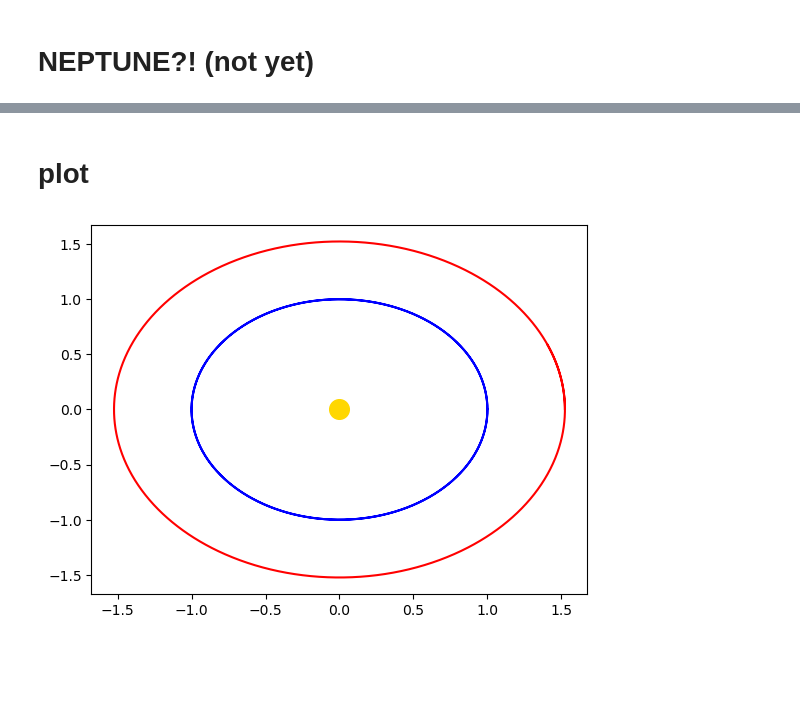
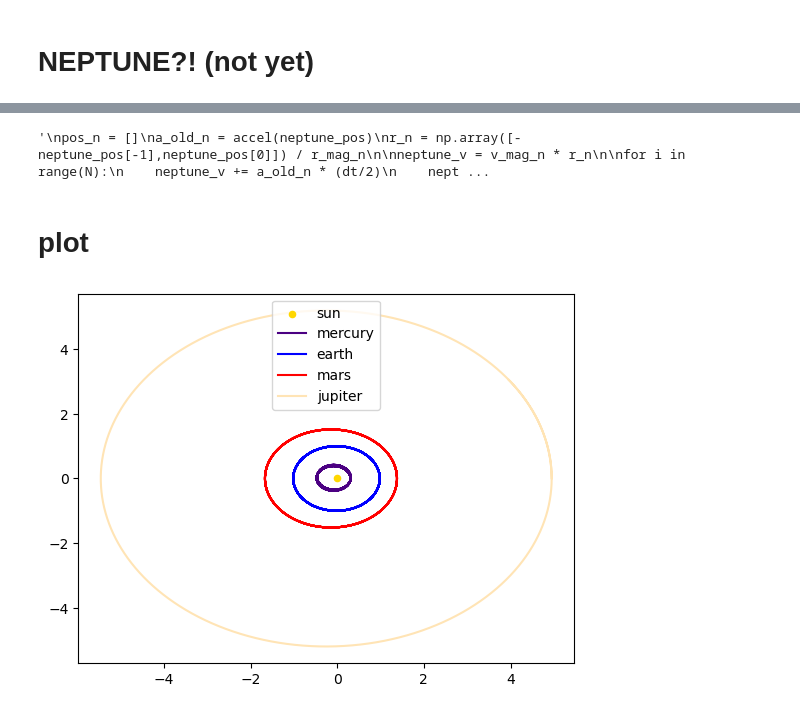
Before and after one commit to ryansliwinski/solarSim, a Jupyter notebook: solarSystemModel.ipynb, the cells around one changed output, grey strips where cells are left out. Drawn from its saved outputs; the diff is of its cells as text; code cells hidden in the pictures; blank space fills up the shorter version.

Commit message:
orbits are elliptical now. updated earth, mars, added jupiter and mercury.

```diff
--- a/solarSystemModel.ipynb
+++ b/solarSystemModel.ipynb
@@ -29,0 +46,5 @@ def accel(r):
+# %%
+a0_mer = accel(mercury_pos)
+r_mag_mer = np.linalg.norm(mercury_pos)
+v_mag_mer = np.sqrt(G * m_sun * ( (2 / r_mag_mer) - (1 / a_mercury) ))
+print(v_mag_mer)
@@ -80,0 +115,5 @@ for i in range(N):
+# %%
+a0_j = accel(jupiter_pos)
+r_mag_j = np.linalg.norm(jupiter_pos)
+v_mag_j = np.sqrt(G * m_sun * ( (2 / r_mag_j) - (1 / a_jupiter) ))
+print(v_mag_j)
@@ -81,3 +122,17 @@ for i in range(N):
+# %%
+pos_j = []
+a_old_j = accel(jupiter_pos)
+r_j = np.array([-jupiter_pos[-1],jupiter_pos[0]]) / r_mag_j
+
+jupiter_v = v_mag_j * r_j
+
+for i in range(N):
+    jupiter_v += a_old_j * (dt/2)
+    jupiter_pos += jupiter_v * dt
+    a_new_j = accel(jupiter_pos.copy())
+    jupiter_v += a_new_j * (dt/2)
+    a_old_j = a_new_j
+    pos_j.append(jupiter_pos.copy())
 # %% [markdown]
 # NEPTUNE?! (not yet)
 # %%
@@ -90,31 +145,39 @@ print(v_magn)
 # %%
 '''
-pos2 = []
-a_old2 = accel(neptune_pos)
-rn = np.array([-neptune_pos[-1],neptune_pos[0]]) / r_magn
+pos_n = []
+a_old_n = accel(neptune_pos)
+r_n = np.array([-neptune_pos[-1],neptune_pos[0]]) / r_mag_n
 
-neptune_v = v_magn * rn
+neptune_v = v_mag_n * r_n
 
 for i in range(N):
-    neptune_v += a_old2 * (dt/2)
+    neptune_v += a_old_n * (dt/2)
     neptune_pos += neptune_v * dt
-    a_new2 = accel(neptune_pos.copy())
-    neptune_v += a_new2 * (dt/2)
-    a_old2 = a_new2
-    #pos2.append(neptune_pos.copy())
+    a_new_n = accel(neptune_pos.copy())
+    neptune_v += a_new_n * (dt/2)
+    a_old_n = a_new_n
+    #pos_n.append(neptune_pos.copy())
 '''
+# %% [output]
+'\npos_n = []\na_old_n = accel(neptune_pos)\nr_n = np.array([-neptune_pos[-1],neptune_pos[0]]) / r_mag_n\n\nneptune_v = v_mag_n * r_n\n\nfor i in range(N):\n    neptune_v += a_old_n * (dt/2)\n    nept ...
 # %% [markdown]
 # plot
 # %%
-x,y = zip(*pos)
-x1,y1 = zip(*pos1)
-#x2,y2 = zip(*pos2)
+x_mer,y_mer = zip(*pos_mer)
+x_e,y_e = zip(*pos_e)
+x_m,y_m = zip(*pos_m)
+x_j,y_j = zip(*pos_j)
+#x_n,y_n = zip(*pos_n)
+
 fig, ax = plt.subplots()
-ax.scatter(0,0,s=200,color='gold')
-ax.plot(x,y,color='blue')
-ax.plot(x1,y1,color='red')
-#ax.plot(x2,y2,color='grey')
+ax.scatter(0,0,s=20,color='gold',label='sun')
+ax.plot(x_mer,y_mer,color='indigo',label='mercury')
+ax.plot(x_e,y_e,color='blue',label='earth')
+ax.plot(x_m,y_m,color='red',label='mars')
+ax.plot(x_j,y_j,color='moccasin',label='jupiter')
+#ax.plot(x_n,y_n,color='grey')
+plt.legend()
 plt.savefig("planet.jpg")
 plt.show()
 # %% [output]
-[figure, old version]
+[figure, new version]
```
Also changed, not shown: parts of 15 cells of this notebook, 1 other file.
